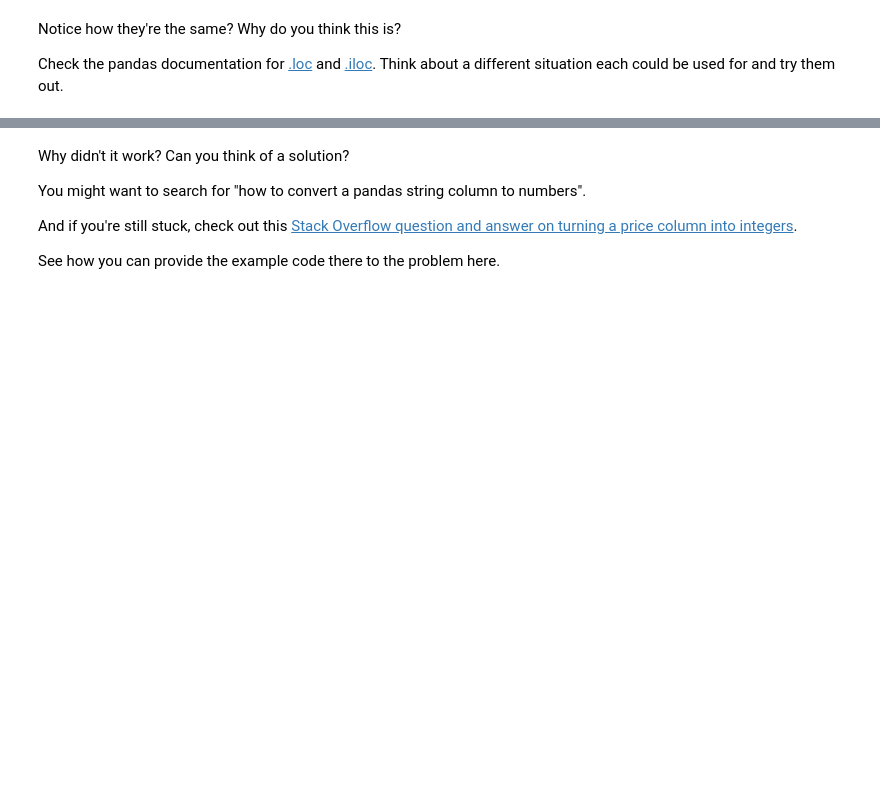
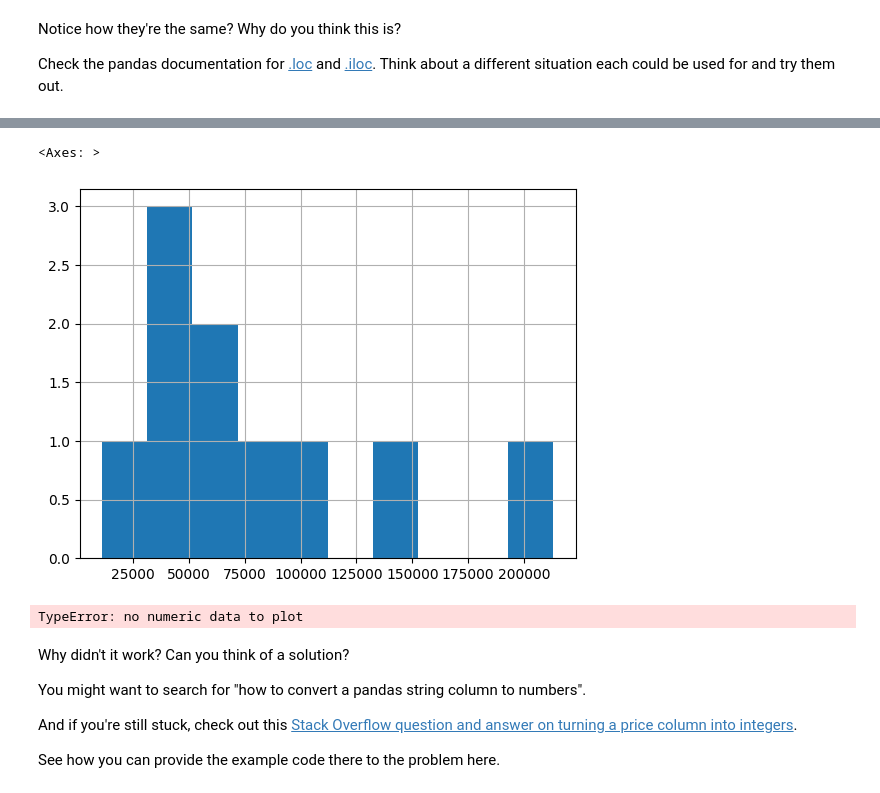
Before and after one commit to iota07/jupyter-notebooks, a Jupyter notebook: section-2-data-science-and-ml-tools/pandas-exercises.ipynb, the cells around one changed output, grey strips where cells are left out. Saved outputs shown, nothing was run; the diff lists cells and outputs as text; code cells hidden in the pictures; blank space fills up the shorter version.

Commit message:
manipulating data with pandas

```diff
--- a/section-2-data-science-and-ml-tools/pandas-exercises.ipynb
+++ b/section-2-data-science-and-ml-tools/pandas-exercises.ipynb
@@ -23,2 +39,4 @@ For further reference and resources, it's advised to check out the [pandas docum
 # %%
 # Import "../data/car-sales.csv" and turn it into a DataFrame
+car_sales = pd.read_csv("https://raw.githubusercontent.com/iota07/jupyter-notebooks/main/car-sales.csv")
+car_sales
@@ -72,7 +231,14 @@ Check the pandas documentation for [.loc](https://pandas.pydata.org/pandas-docs/
 # %%
 # Create a histogram of the Odometer column using hist()
+car_sales["Odometer (KM)"].hist()
+# %% [output]
+<Axes: >
+[figure, added]
 # %%
 # Try to plot the Price column using plot()
+car_sales["Price"].plot()
+# %% [output]
+TypeError: no numeric data to plot
 # %% [markdown]
 Why didn't it work? Can you think of a solution?
 
```
Also changed, not shown: parts of 41 cells of this notebook.
